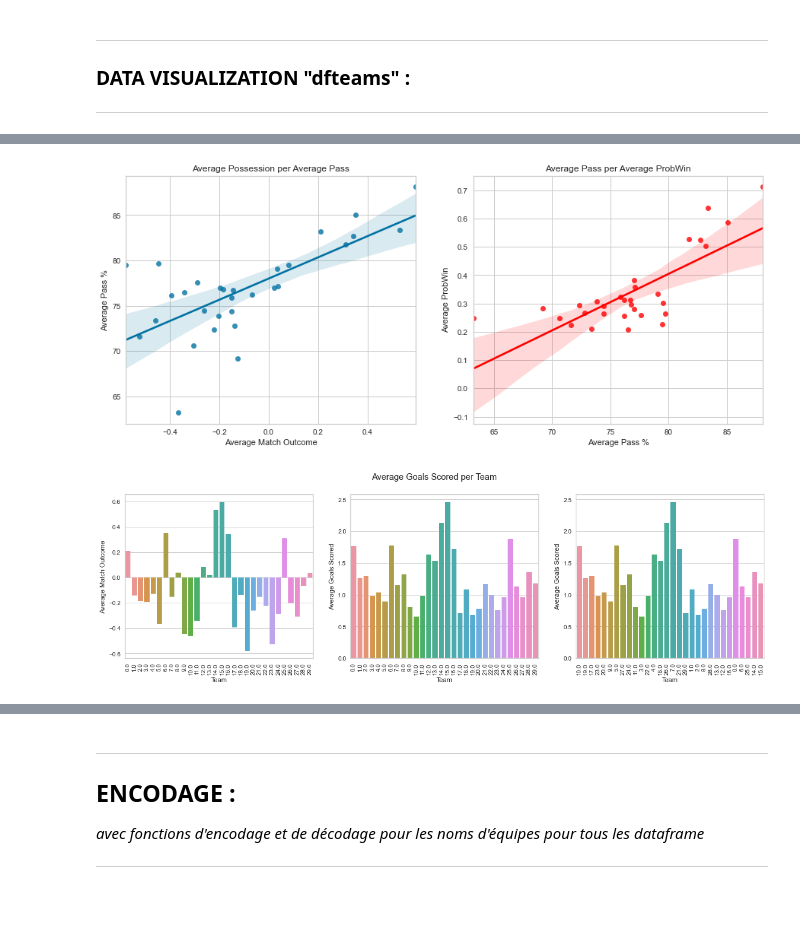
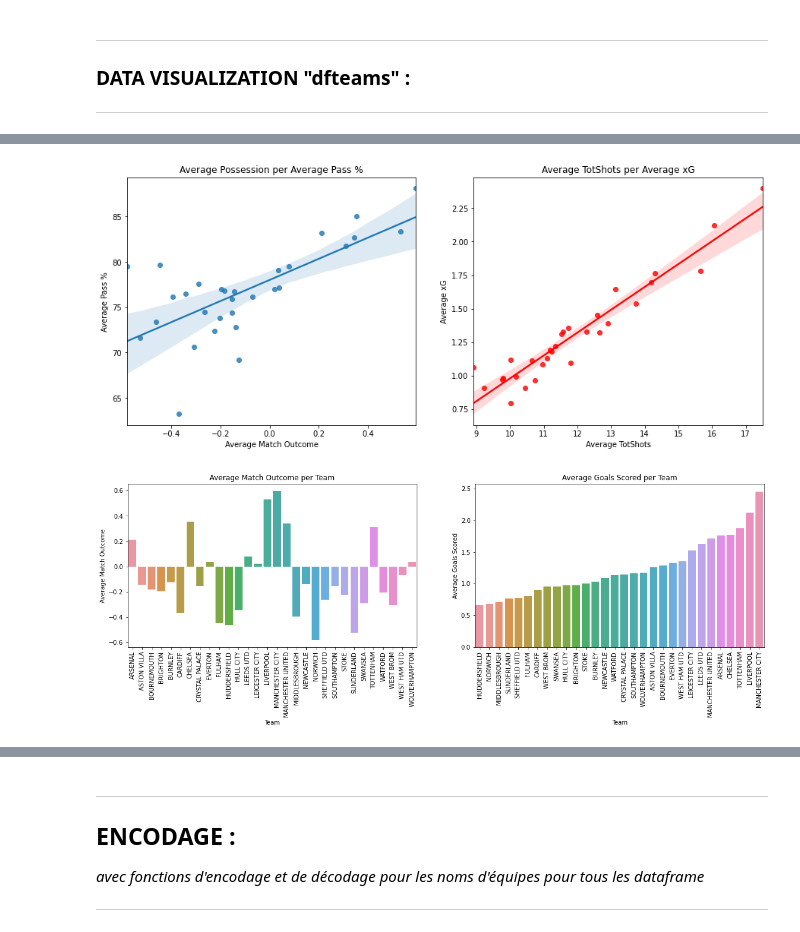
Before and after one commit to SamSamV/Predictions_Match_Outcome, a Jupyter notebook: toma1.ipynb, the cells around one changed output, grey strips where cells are left out. Drawn from its saved outputs; the diff is of its cells as text; code cells hidden in the pictures; blank space fills up the shorter version.

```diff
--- a/toma1.ipynb
+++ b/toma1.ipynb
@@ -242,0 +342,2 @@ for feature in fL3M:
+# %%
+df = add_ranking(df)
@@ -315,7 +438,7 @@ for team in df_matches["Home Team"].unique(): # on boucle sur chaque équipe uni
     # Features à calculer la moyenne pour chaque équipe
     featuresHA = ["Goals Scored", "Goals Conceeded", "xG", "NSxG", "TotShots", "OffT Shots", "OnT Shots", "Block Shots", "Pass %",
             "Corners", "Throw Ins", "Aerials Won", "Clear",
-            "Fouls", "YellowC", "SecYellowC", "RedC", "Importance", "ProjScore", "AdjScore", "SPI Rate", "ProbWin"]
+            "Fouls", "YellowC", "SecYellowC", "RedC", "Importance", "ProjScore", "AdjScore", "SPI Rate", "ProbWin","Rating"]
 
     # on repete le processus (*) pour chaque feature de type ("HT" ou "Away Team")
     for feature in featuresHA:
@@ -353,6 +476,3 @@ matchs.head()
 ***
 ### **DATA VISUALIZATION "dfteams" :** ###
 ***
-# %%
-dfteams = dfteams.sort_values("Team")
-dfteams
@@ -376,0 +479,4 @@ dfteams
+# %%
+#remmettre les index a 0
+dfteams = dfteams.sort_values("Team").reset_index(drop=True)
+dfteams
@@ -385,27 +509,26 @@ plt.show()
 fig, axs = plt.subplots(nrows=1, ncols=2, figsize=(15,6))
 
 sns.regplot(x='Average Match Outcome', y='Average Pass %', data=dfteams, ax=axs[0])
-axs[0].set_title("Average Possession per Average Pass")
+axs[0].set_title("Average Possession per Average Pass %")
 
-sns.regplot(x='Average Pass %', y='Average ProbWin', data=dfteams, ax=axs[1], color='red')
-axs[1].set_title("Average Pass per Average ProbWin")
+sns.regplot(x='Average TotShots', y='Average xG', data=dfteams, ax=axs[1], color='red')
+axs[1].set_title("Average TotShots per Average xG")
 
 plt.show()
 # %% [output]
-[figure, old version]
+[figure, new version]
 # %%
-fig, axs = plt.subplots(1, 3, figsize=(19, 5))
+fig, axs = plt.subplots(1, 2, figsize=(19, 5))
 
 sns.barplot(x="Team", y="Average Match Outcome", data=dfteams, ax=axs[0])
 axs[0].set_xticklabels(dfteams['Team'], rotation=90)
+axs[0].set_title("Average Match Outcome per Team")
 
-sns.barplot(x="Team", y="Average Goals Scored", data=dfteams, ax=axs[1])
-axs[1].set_xticklabels(dfteams['Team'], rotation=90)
 dfteams1 = dfteams.sort_values("Average Goals Scored")
-sns.barplot(x="Team", y="Average Goals Scored", data=dfteams1, ax=axs[2])
-axs[2].set_xticklabels(dfteams1['Team'], rotation=90)
-plt.suptitle("Average Goals Scored per Team")
+sns.barplot(x="Team", y="Average Goals Scored", data=dfteams1, ax=axs[1])
+axs[1].set_xticklabels(dfteams1['Team'], rotation=90)
+axs[1].set_title("Average Goals Scored per Team")
 
 plt.show()
 # %% [output]
-[figure, old version]
+[figure, new version]
```
Also changed, not shown: parts of 91 cells of this notebook.
